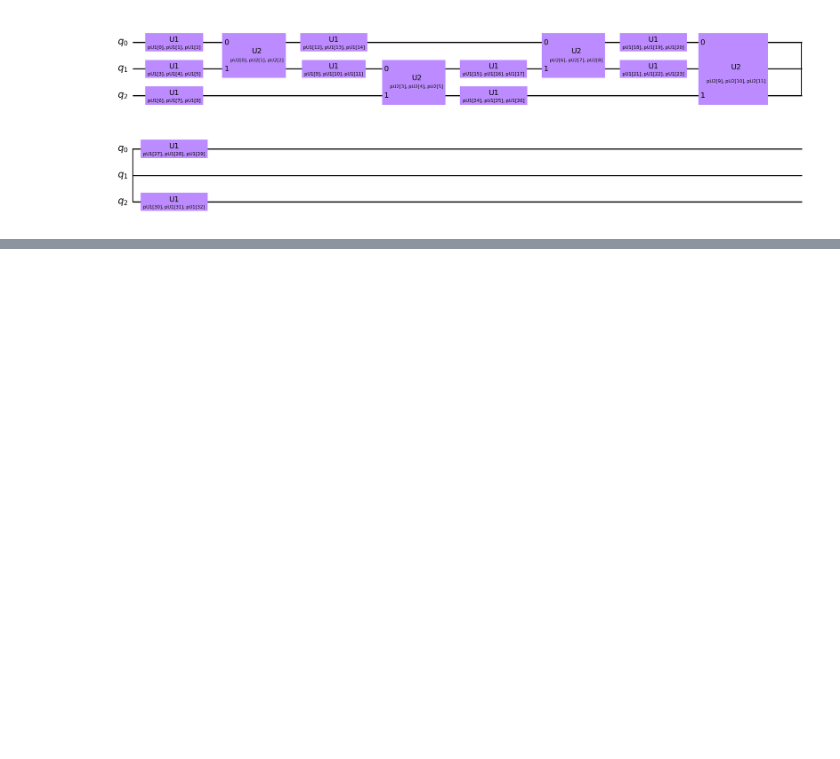
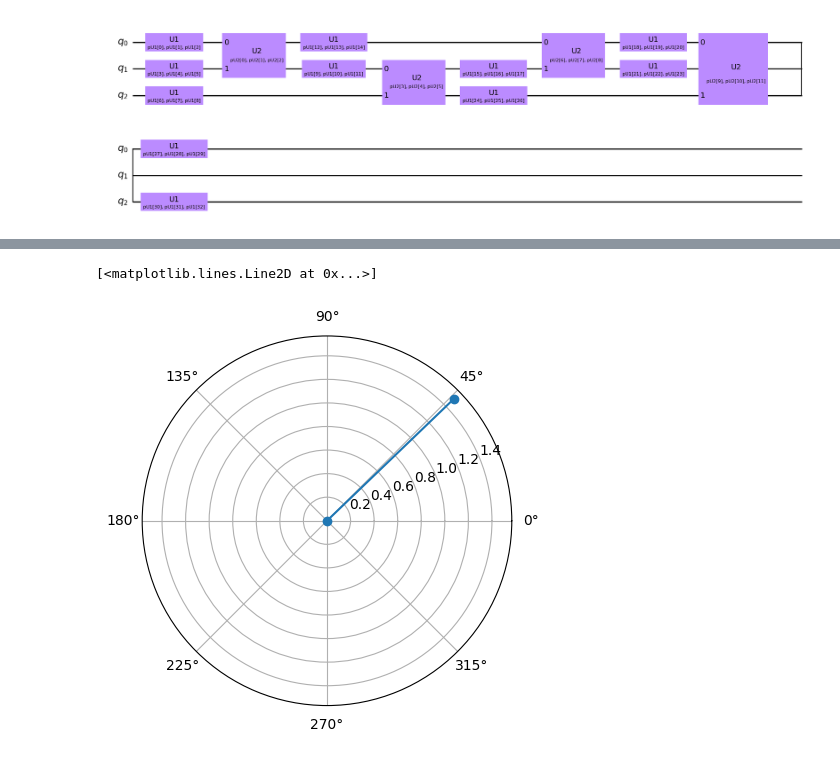
Before and after one commit to the-iron-ryan/CS-239, a Jupyter notebook: ApproxCCNOT/ApproxCCNOT.ipynb, the cells around one changed output, grey strips where cells are left out. Cells and saved outputs as stored; diff of their text form; code cells hidden in the pictures; blank space fills up the shorter version.

```diff
--- a/ApproxCCNOT/ApproxCCNOT.ipynb
+++ b/ApproxCCNOT/ApproxCCNOT.ipynb
@@ -218,0 +315,6 @@ bound_qc = approx_CCNOT_qc.bind_parameters({pU1: vals[:num_U1_params], pU2: vals
+# %%
+tot_cost = 15.219208524540441-13.107129892291955j + opt_point2
+plt.polar([0, np.angle(tot_cost)], [0, np.abs(tot_cost)], marker='o')
+# %% [output]
+[<matplotlib.lines.Line2D at 0x...>]
+[figure, added]
```
Also changed, not shown: parts of 22 cells of this notebook, 3 other files.
